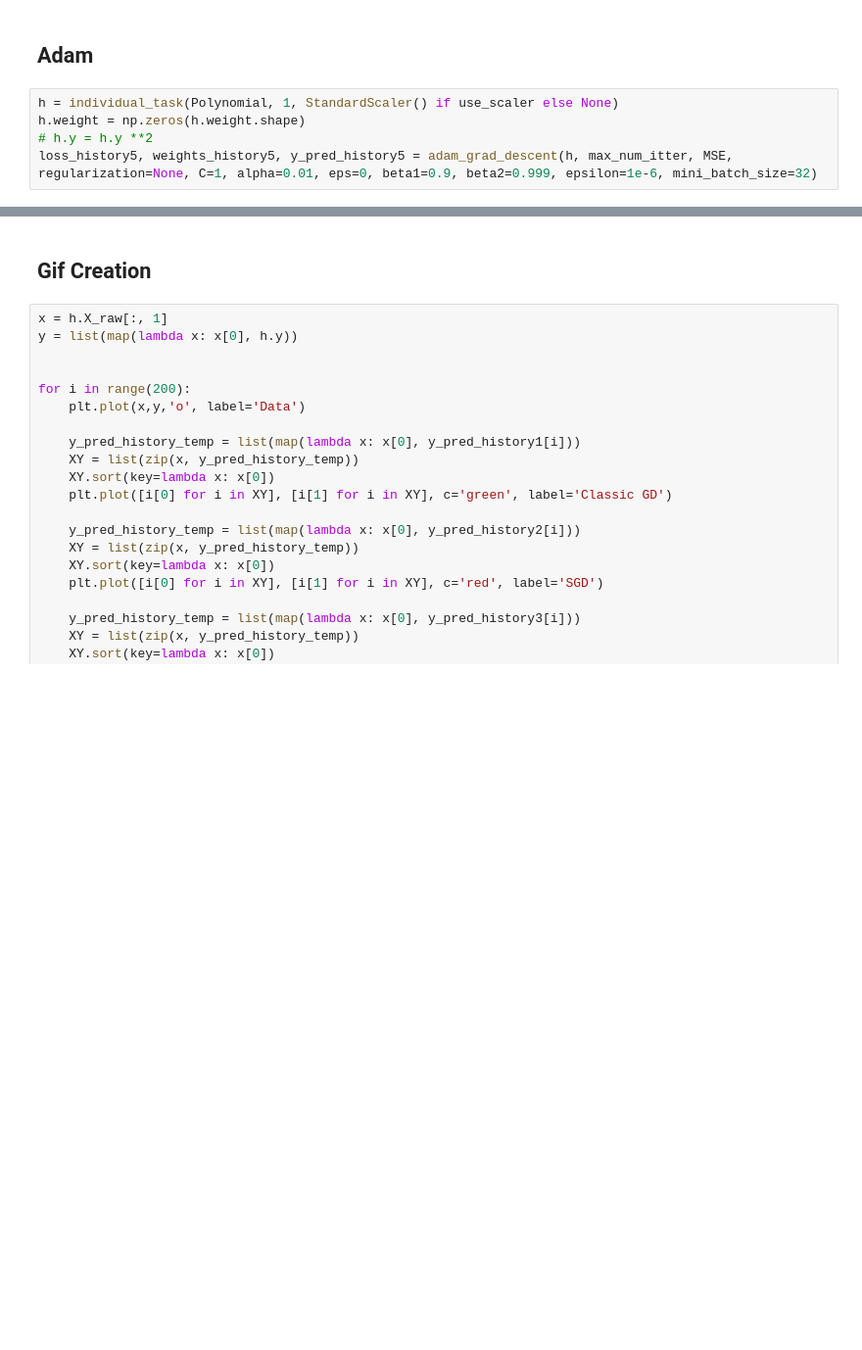
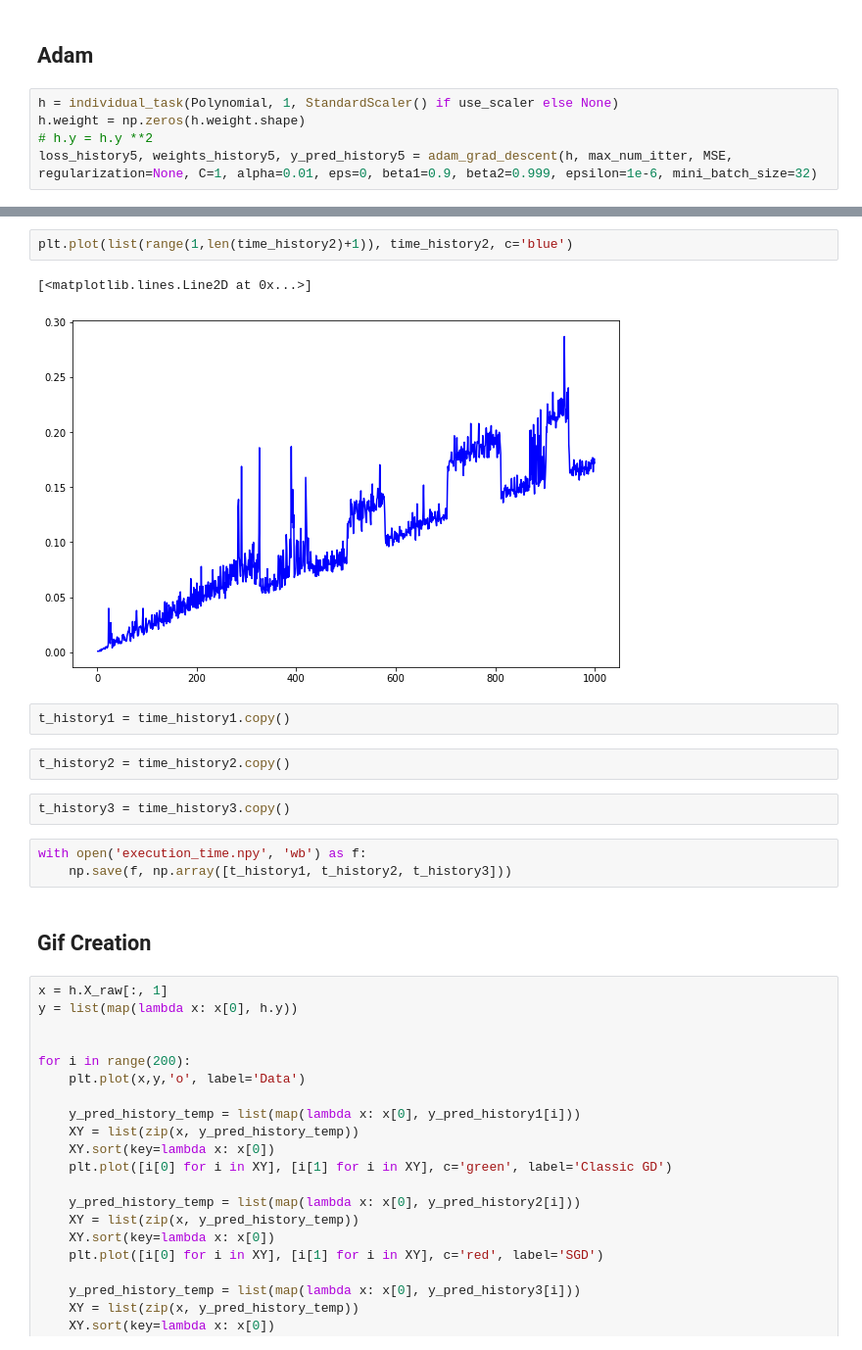
Before and after one commit to kryvokhyzha/gradient-descent, a Jupyter notebook: src/comparison_visualization.ipynb, the cells around one changed output, grey strips where cells are left out. Shown at 98% size. Cells and saved outputs as stored; diff of their text form; blank space fills up the shorter version.

Commit message:
added execution time comparison

```diff
--- a/src/comparison_visualization.ipynb
+++ b/src/comparison_visualization.ipynb
@@ -61,3 +91,17 @@ loss_history5, weights_history5, y_pred_history5 = adam_grad_descent(h, max_num_
+# %%
+plt.plot(list(range(1,len(time_history2)+1)), time_history2, c='blue')
+# %% [output]
+[<matplotlib.lines.Line2D at 0x...>]
+[figure, added]
+# %%
+t_history1 = time_history1.copy()
+# %%
+t_history2 = time_history2.copy()
+# %%
+t_history3 = time_history3.copy()
+# %%
+with open('execution_time.npy', 'wb') as f:
+    np.save(f, np.array([t_history1, t_history2, t_history3]))
 # %% [markdown]
 ## Gif Creation
 # %%
```
Also changed, not shown: parts of 11 cells of this notebook, 4 other files.
